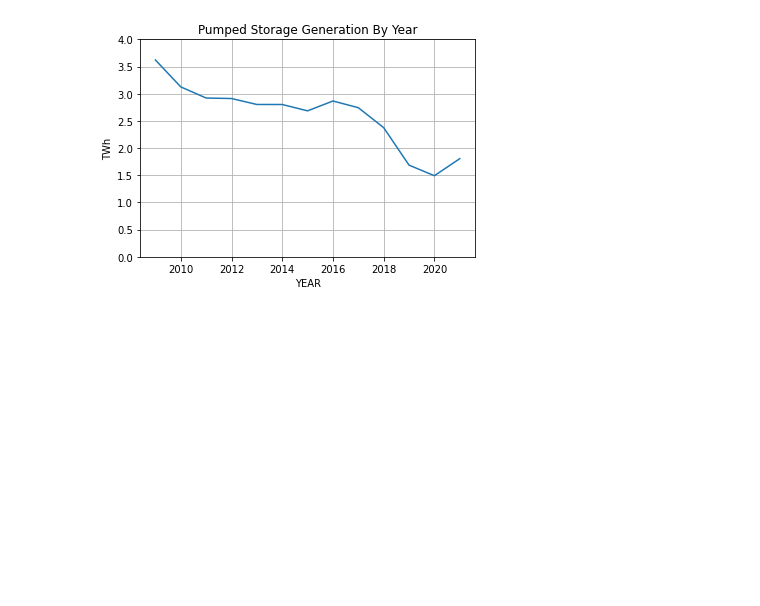
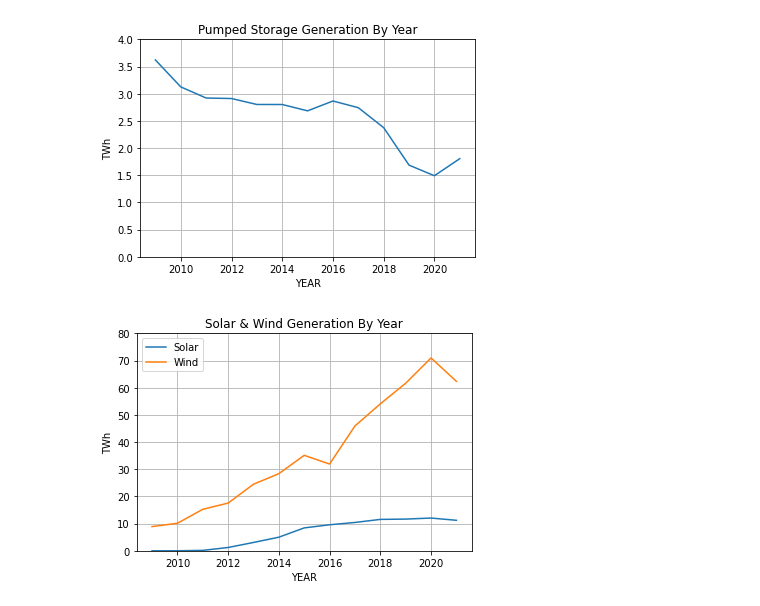
Before and after one commit to lewis-010/research-project, a Jupyter notebook: yearly generation.ipynb, the cells around one changed output. Saved outputs shown, nothing was run; the diff lists cells and outputs as text; code cells hidden in the pictures; blank space fills up the shorter version.

```diff
--- a/yearly generation.ipynb
+++ b/yearly generation.ipynb
@@ -36,3 +36,16 @@ plt.show
 # %% [output]
 <function matplotlib.pyplot.show(close=None, block=None)>
 [figure]
+# %%
+# plot yearly TWh data for WIND & SOLAR generation
+plt.plot(df_yearly['ENERGY_NGEM_SOLAR_TWh'])
+plt.plot(df_yearly['ENERGY_ELEXM_WIND_TWh'])
+plt.xlabel('YEAR')
+plt.ylabel('TWh')
+plt.ylim(0, 80, 10)
+plt.title('Solar & Wind Generation By Year')
+plt.grid()
+plt.legend(['Solar', 'Wind'])
+plt.show()
+# %% [output]
+[figure, added]
```
Also changed, not shown: parts of 1 cell of this notebook.
